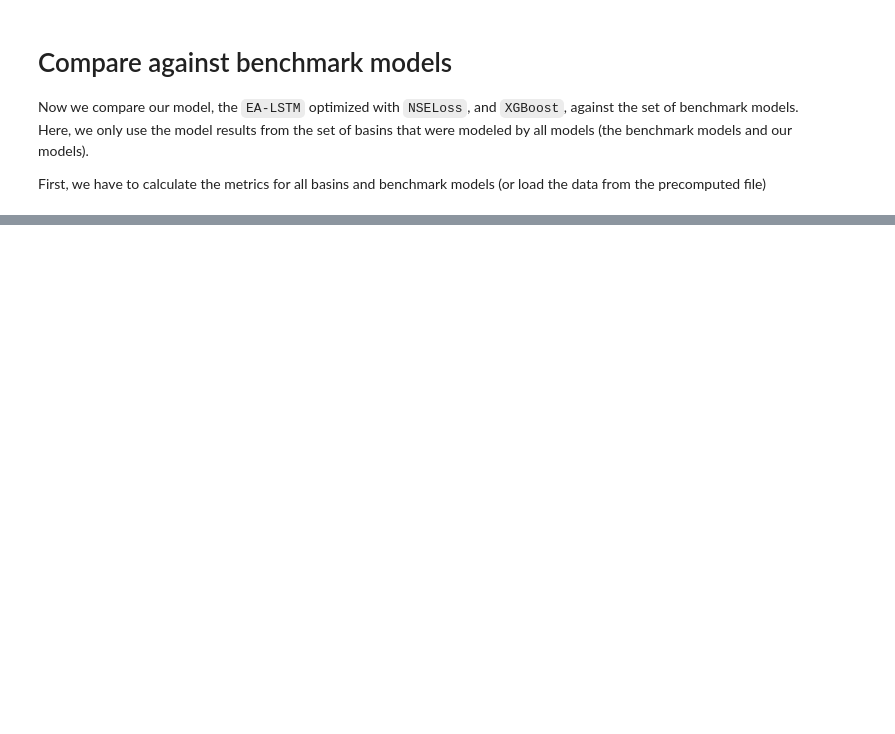
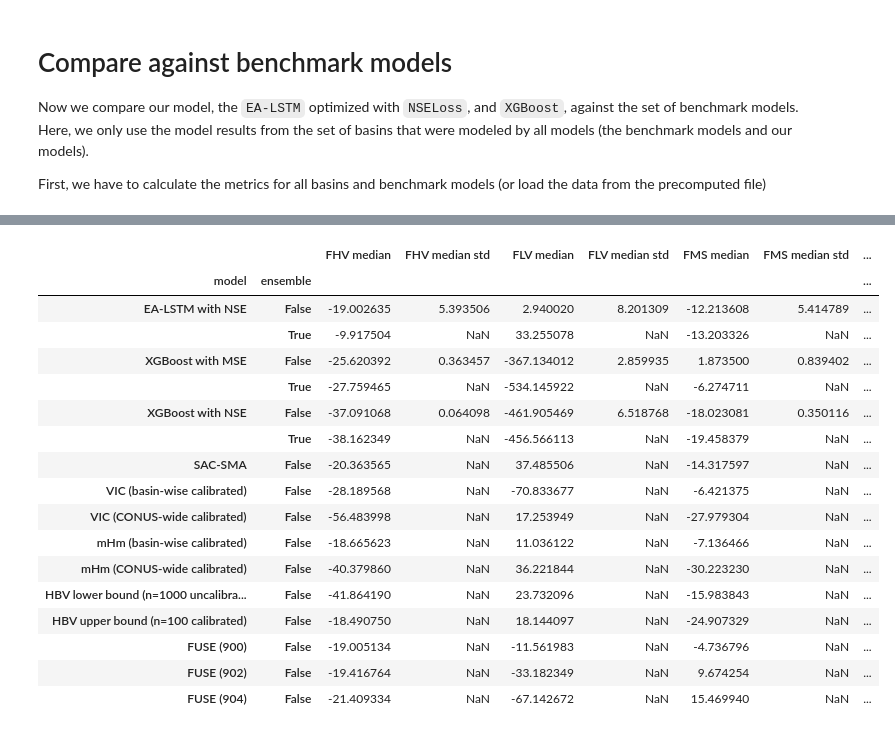
Before and after one commit to gauchm/ealstm_regional_modeling, a Jupyter notebook: notebooks/performance.ipynb, the cells around one changed output, grey strips where cells are left out. Cells and saved outputs as stored; diff of their text form; code cells hidden in the pictures; blank space fills up the shorter version.

```diff
--- a/notebooks/performance.ipynb
+++ b/notebooks/performance.ipynb
@@ -371,6 +445,6 @@ ax.set_title("Benchmarking against basin-wise calibrated hydrological models", f
 # %%
 data = []
-for model, desc in [("ealstm_NSE", "EA-LSTM with NSE"), ("xgboost_MSE", "XGBoost with MSE")]:
+for model, desc in [("ealstm_NSE", "EA-LSTM with NSE"), ("xgboost_MSE", "XGBoost with MSE"), ("xgboost_NSE", "XGBoost with NSE")]:
     single_model = {'model': desc, 'ensemble': False}
     ensemble_mean = {'model': desc, 'ensemble': True}
     # get EA-LSTM stats for all metrics
@@ -393,33 +467,52 @@ for model, desc in [("ealstm_NSE", "EA-LSTM with NSE"), ("xgboost_MSE", "XGBoost
                 single_model[f"failures"] = np.mean(seed_vals["failures"])
                 single_model[f"failures std"] = np.std(seed_vals["failures"])
 
         # ensemble mean
         values = list(metric_data[model]["ensemble"].values())
         ensemble_mean[f"{metric} median"] = np.median(values)
         if metric == "NSE":
             ensemble_mean["NSE mean"] = np.mean(values)
             ensemble_mean["failures"] = len([v for v in values if v <= 0])
 
     data.append(single_model)
     data.append(ensemble_mean)
 
 # benchmark models:
 for model in model_draw_style.keys():
     if "lstm" in model or "xgboost" in model:
         continue
     model_data = {"model": model_draw_style[model]["label"], "ensemble": False}
     for metric, metric_data in sub_metrics.items():
         values = list(metric_data["benchmarks"][model].values())
         model_data[f"{metric} median"] = np.median(values)
         if metric == "NSE":
             model_data["NSE mean"] = np.mean(values)
             model_data["failures"] = len([v for v in values if v <= 0])
 
     data.append(model_data)
 
 df = pd.DataFrame(data)
 df = df.set_index(keys=["model", "ensemble"])
 df
+# %% [output]
+|  |  | FHV median | FHV median std | FLV median | FLV median std | FMS median | FMS median std | ... |
+| model | ensemble |  |  |  |  |  |  | ... |
+| EA-LSTM with NSE | False | -19.002635 | 5.393506 | 2.940020 | 8.201309 | -12.213608 | 5.414789 | ... |
+|  | True | -9.917504 | NaN | 33.255078 | NaN | -13.203326 | NaN | ... |
+| XGBoost with MSE | False | -25.620392 | 0.363457 | -367.134012 | 2.859935 | 1.873500 | 0.839402 | ... |
+|  | True | -27.759465 | NaN | -534.145922 | NaN | -6.274711 | NaN | ... |
+| XGBoost with NSE | False | -37.091068 | 0.064098 | -461.905469 | 6.518768 | -18.023081 | 0.350116 | ... |
+|  | True | -38.162349 | NaN | -456.566113 | NaN | -19.458379 | NaN | ... |
+| SAC-SMA | False | -20.363565 | NaN | 37.485506 | NaN | -14.317597 | NaN | ... |
+| VIC (basin-wise calibrated) | False | -28.189568 | NaN | -70.833677 | NaN | -6.421375 | NaN | ... |
+| VIC (CONUS-wide calibrated) | False | -56.483998 | NaN | 17.253949 | NaN | -27.979304 | NaN | ... |
+| mHm (basin-wise calibrated) | False | -18.665623 | NaN | 11.036122 | NaN | -7.136466 | NaN | ... |
+| mHm (CONUS-wide calibrated) | False | -40.379860 | NaN | 36.221844 | NaN | -30.223230 | NaN | ... |
+| HBV lower bound (n=1000 uncalibra... | False | -41.864190 | NaN | 23.732096 | NaN | -15.983843 | NaN | ... |
+| HBV upper bound (n=100 calibrated) | False | -18.490750 | NaN | 18.144097 | NaN | -24.907329 | NaN | ... |
+| FUSE (900) | False | -19.005134 | NaN | -11.561983 | NaN | -4.736796 | NaN | ... |
+| FUSE (902) | False | -19.416764 | NaN | -33.182349 | NaN | 9.674254 | NaN | ... |
+| FUSE (904) | False | -21.409334 | NaN | -67.142672 | NaN | 15.469940 | NaN | ... |
 # %%
 df.to_html()
 # %%
```
Also changed, not shown: parts of 11 cells of this notebook, 1 other file.
